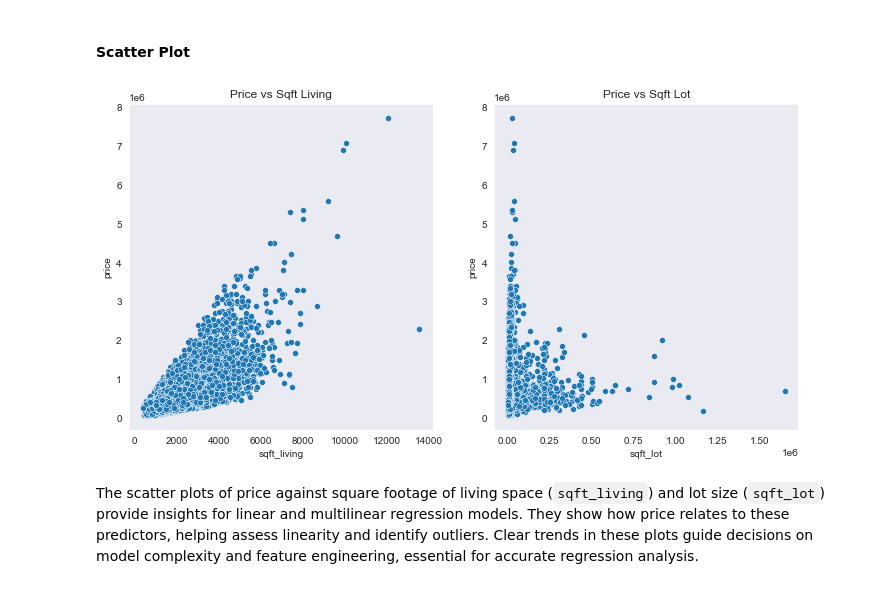
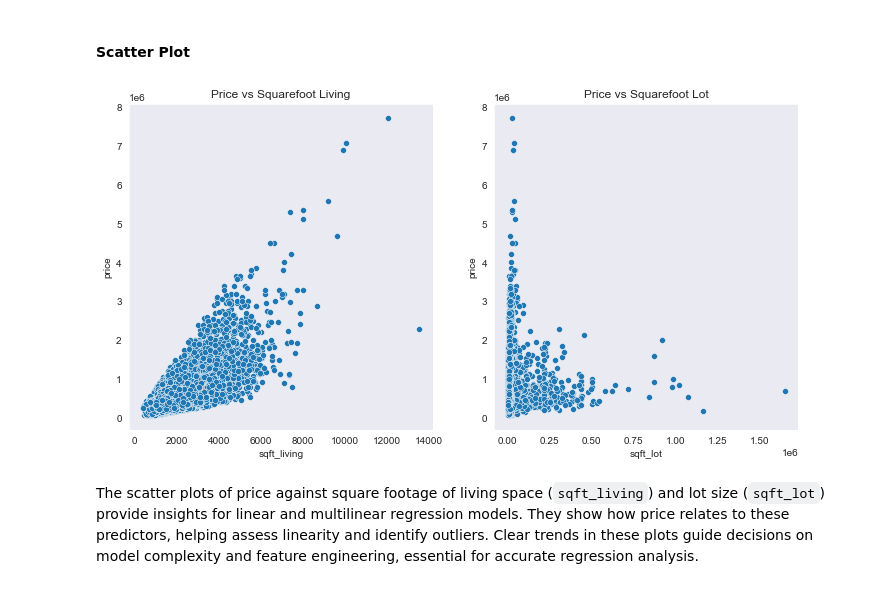
Before and after one commit to paulngatia/Dsc-Phase-2-Project-v2-3, a Jupyter notebook: student.ipynb, the cells around one changed output. Saved outputs shown, nothing was run; the diff lists cells and outputs as text; code cells hidden in the pictures.

```diff
--- a/student.ipynb
+++ b/student.ipynb
@@ -586,14 +586,14 @@ The bar plot of price by condition is essential for developing regression models
 # %%
 plt.figure(figsize=(12, 6))
 plt.subplot(1, 2, 1)
 sns.scatterplot(x='sqft_living', y='price', data=df)
-plt.title('Price vs Sqft Living')
+plt.title('Price vs Squarefoot Living')
 plt.subplot(1, 2, 2)
 sns.scatterplot(x='sqft_lot', y='price', data=df)
-plt.title('Price vs Sqft Lot')
+plt.title('Price vs Squarefoot Lot')
 plt.show()
 # %% [output]
-[figure, old version]
+[figure, new version]
 # %% [markdown]
 The scatter plots of price against square footage of living space (`sqft_living`) and lot size (`sqft_lot`) provide insights for linear and multilinear regression models. They show how price relates to these predictors, helping assess linearity and identify outliers. Clear trends in these plots guide decisions on model complexity and feature engineering, essential for accurate regression analysis.
 # %% [markdown]
```
Also changed, not shown: parts of 9 cells of this notebook.
